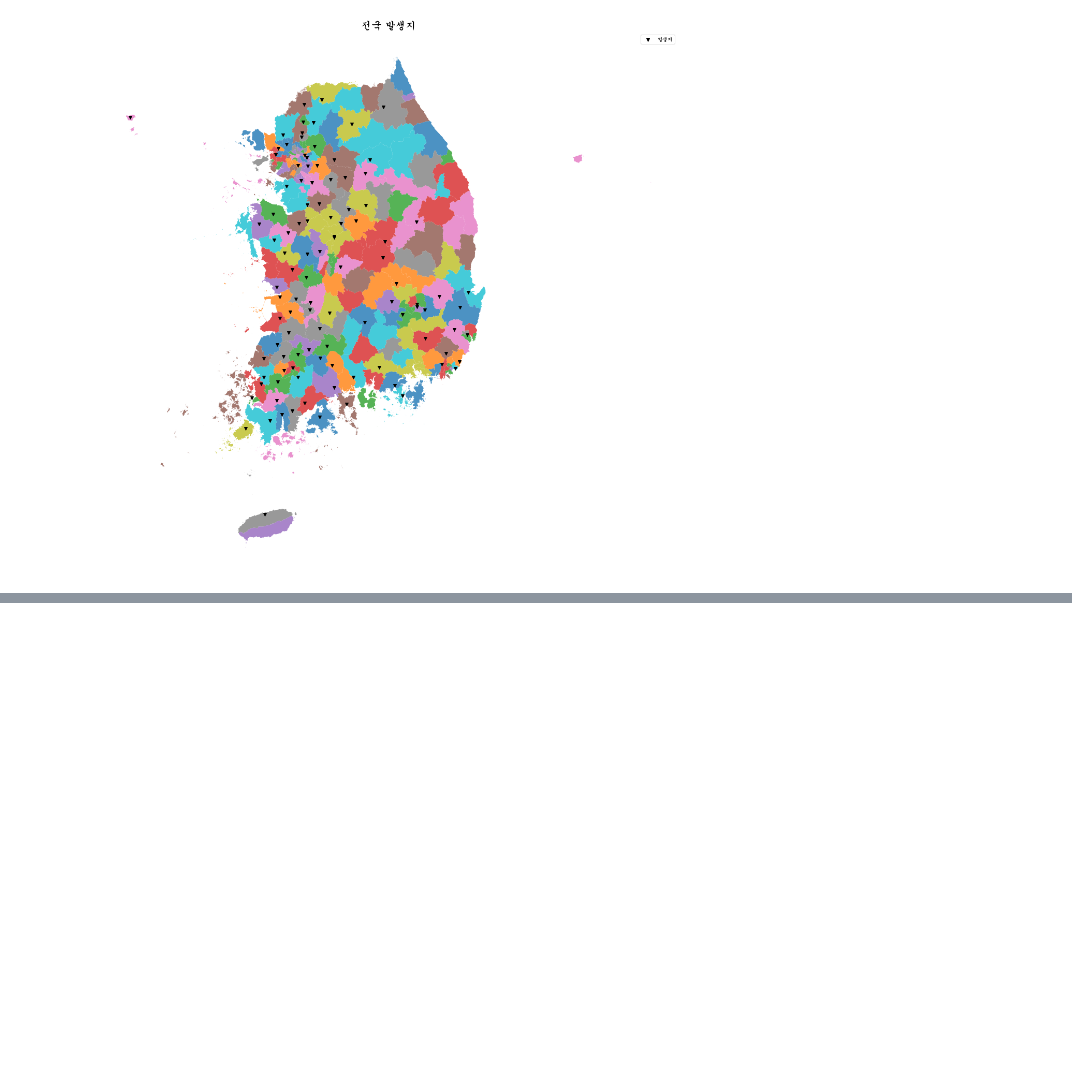
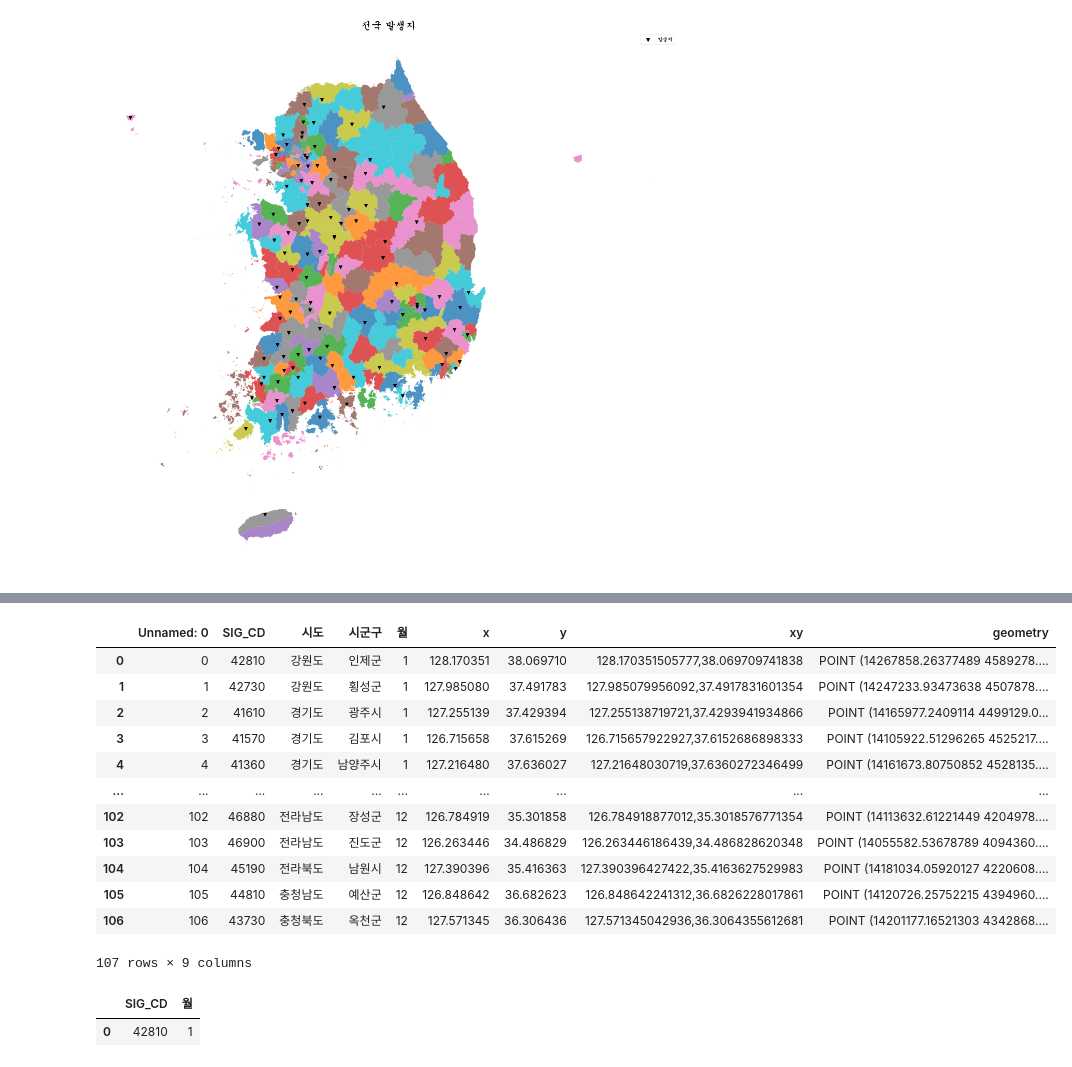
Before and after one commit to jiwoo-coding/aiai, a Jupyter notebook: AIAI시각화.ipynb, the cells around one changed output, grey strips where cells are left out. Saved outputs shown, nothing was run; the diff lists cells and outputs as text; code cells hidden in the pictures; blank space fills up the shorter version.

```diff
--- a/AIAI시각화.ipynb
+++ b/AIAI시각화.ipynb
@@ -246,0 +297,27 @@ plt.show
+# %%
+#발생지 데이터 로드
+state_data = pd.read_csv('local33.csv', encoding='euc-kr')
+state_data
+# %% [output]
+|  | Unnamed: 0 | SIG_CD | 시도 | 시군구 | 월 | x | y | xy | geometry |
+| 0 | 0 | 42810 | 강원도 | 인제군 | 1 | 128.170351 | 38.069710 | 128.170351505777,38.069709741838 | POINT (14267858.26377489 4589278.... |
+| 1 | 1 | 42730 | 강원도 | 횡성군 | 1 | 127.985080 | 37.491783 | 127.985079956092,37.4917831601354 | POINT (14247233.93473638 4507878.... |
+| 2 | 2 | 41610 | 경기도 | 광주시 | 1 | 127.255139 | 37.429394 | 127.255138719721,37.4293941934866 | POINT (14165977.2409114 4499129.0... |
+| 3 | 3 | 41570 | 경기도 | 김포시 | 1 | 126.715658 | 37.615269 | 126.715657922927,37.6152686898333 | POINT (14105922.51296265 4525217.... |
+| 4 | 4 | 41360 | 경기도 | 남양주시 | 1 | 127.216480 | 37.636027 | 127.21648030719,37.6360272346499 | POINT (14161673.80750852 4528135.... |
+| ... | ... | ... | ... | ... | ... | ... | ... | ... | ... |
+| 102 | 102 | 46880 | 전라남도 | 장성군 | 12 | 126.784919 | 35.301858 | 126.784918877012,35.3018576771354 | POINT (14113632.61221449 4204978.... |
+| 103 | 103 | 46900 | 전라남도 | 진도군 | 12 | 126.263446 | 34.486829 | 126.263446186439,34.486828620348 | POINT (14055582.53678789 4094360.... |
+| 104 | 104 | 45190 | 전라북도 | 남원시 | 12 | 127.390396 | 35.416363 | 127.390396427422,35.4163627529983 | POINT (14181034.05920127 4220608.... |
+| 105 | 105 | 44810 | 충청남도 | 예산군 | 12 | 126.848642 | 36.682623 | 126.848642241312,36.6826228017861 | POINT (14120726.25752215 4394960.... |
+| 106 | 106 | 43730 | 충청북도 | 옥천군 | 12 | 127.571345 | 36.306436 | 127.571345042936,36.3064355612681 | POINT (14201177.16521303 4342868.... |
+107 rows × 9 columns
+# %%
+#필요없는 컬럼 삭제하고, 코드번호 숫자 인식돼서 오류 생기지 않게 zfill처리 함
+state_data = state_data.drop(['Unnamed: 0','geometry','시도','시군구','x','y','xy'], axis=1)
+state_data.columns=['SIG_CD', '월']
+state_data['SIG_CD'] = state_data.SIG_CD.map(lambda x: str(x).zfill(5))
+state_data.head(1)
+# %% [output]
+|  | SIG_CD | 월 |
+| 0 | 42810 | 1 |
```
Also changed, not shown: parts of 15 cells of this notebook.
